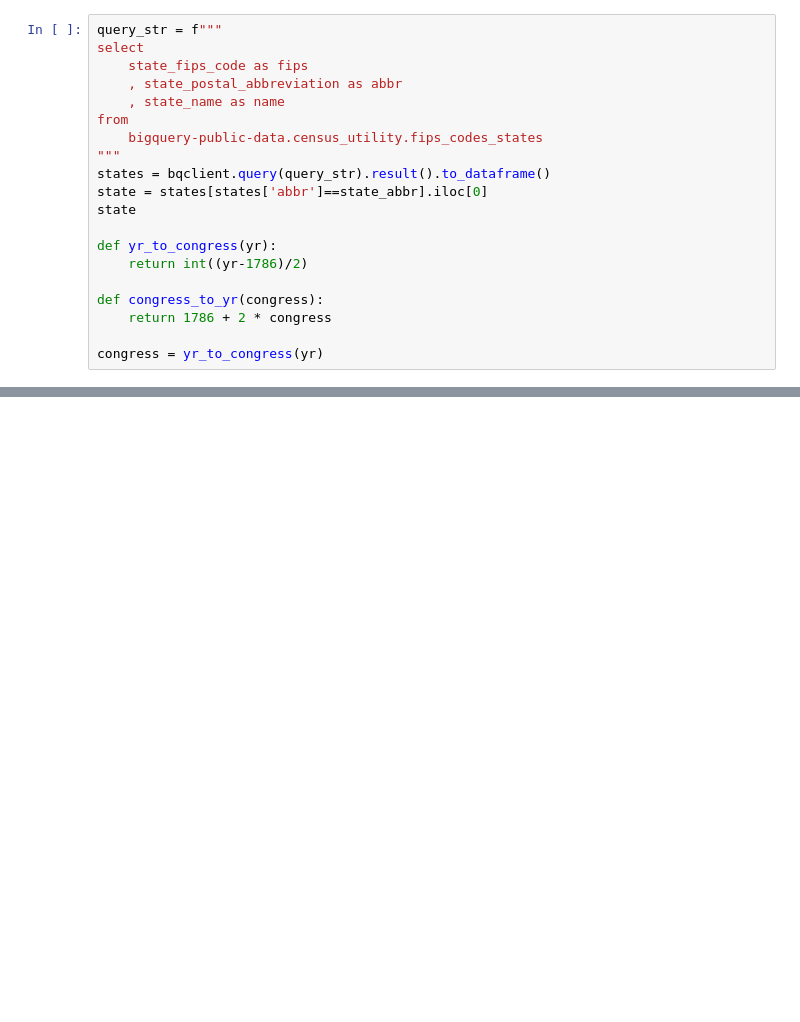
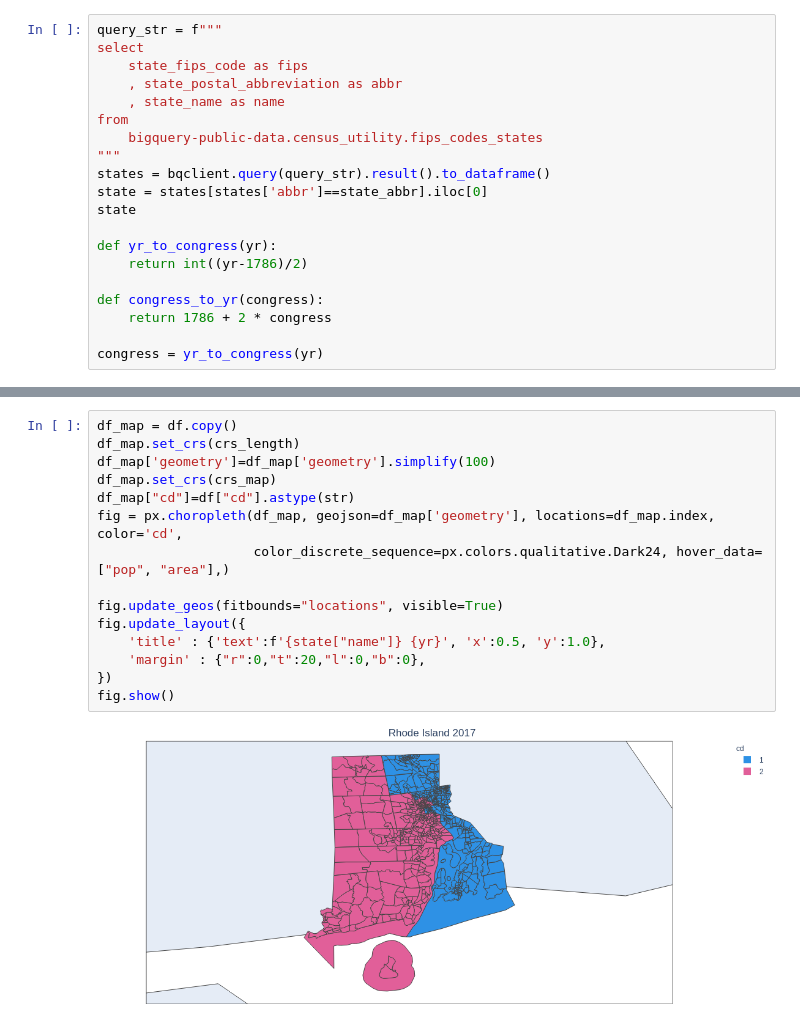
Before and after one commit to vianeyr6/MathVGerrmandering_CMAT_2021, a Jupyter notebook: Gerrymandering_v2_vianey-Copy1.ipynb, the cells around one changed output, grey strips where cells are left out. Saved outputs shown, nothing was run; the diff lists cells and outputs as text; blank space fills up the shorter version.

```diff
--- a/Gerrymandering_v2_vianey-Copy1.ipynb
+++ b/Gerrymandering_v2_vianey-Copy1.ipynb
@@ -179 +205,18 @@ df = get_data(state['fips'])
+# %%
+df_map = df.copy()
+df_map.set_crs(crs_length)
+df_map['geometry']=df_map['geometry'].simplify(100)
+df_map.set_crs(crs_map)
+df_map["cd"]=df["cd"].astype(str)
+fig = px.choropleth(df_map, geojson=df_map['geometry'], locations=df_map.index, color='cd',
+                    color_discrete_sequence=px.colors.qualitative.Dark24, hover_data=["pop", "area"],)
+
+fig.update_geos(fitbounds="locations", visible=True)
+fig.update_layout({
+    'title' : {'text':f'{state["name"]} {yr}', 'x':0.5, 'y':1.0},
+    'margin' : {"r":0,"t":20,"l":0,"b":0},
+})
+fig.show()
+# %% [output]
+[figure, added]
 # %%
```
Also changed, not shown: parts of 11 cells of this notebook.
